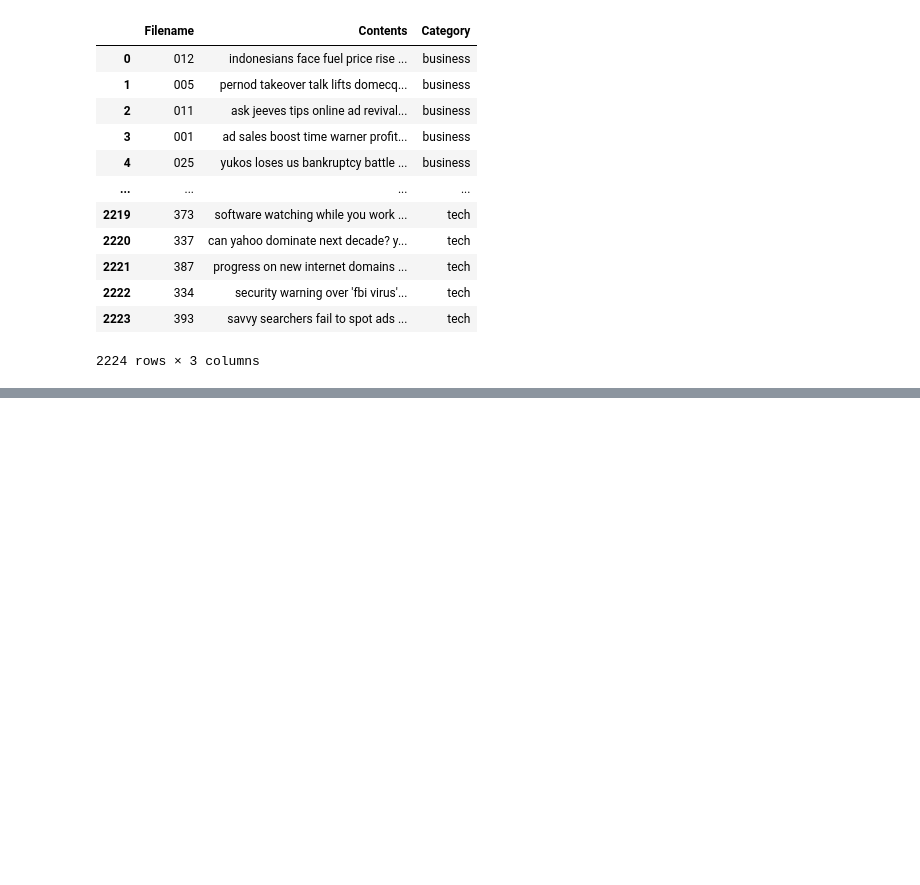
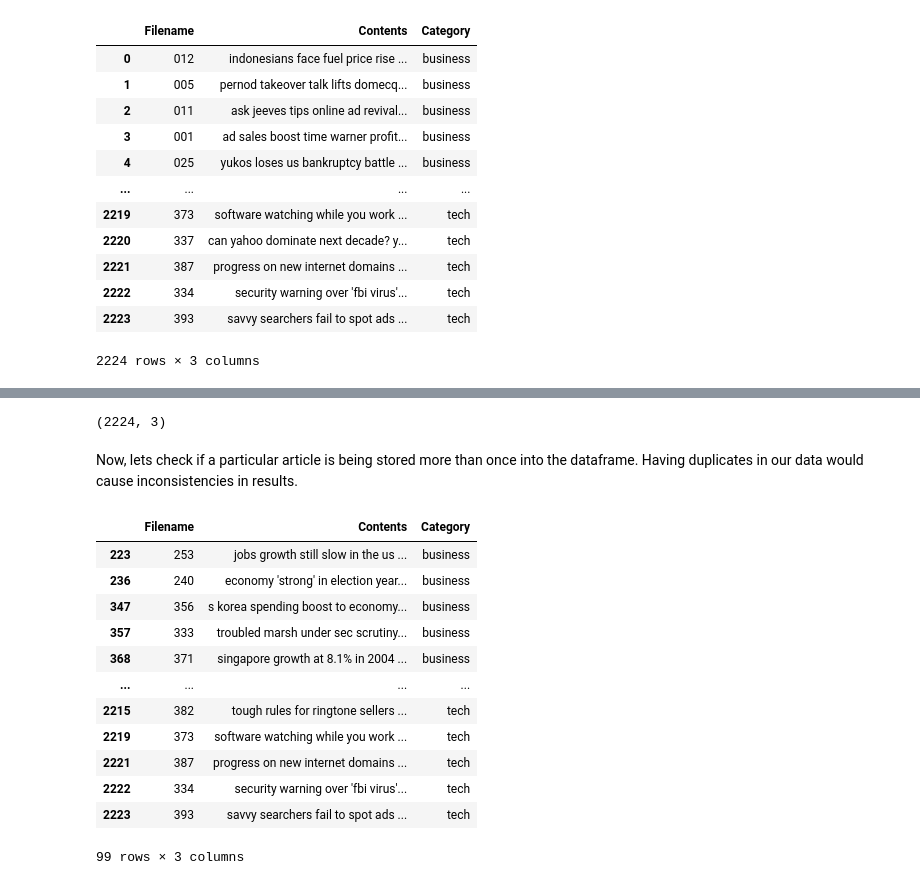
Before and after one commit to kunikagupta27/Topic-Modelling-on-News-Article, a Jupyter notebook: Topic_Modelling_on_News_Article.ipynb, the cells around one changed output, grey strips where cells are left out. Cells and saved outputs as stored; diff of their text form; code cells hidden in the pictures; blank space fills up the shorter version.

```diff
--- a/Topic_Modelling_on_News_Article.ipynb
+++ b/Topic_Modelling_on_News_Article.ipynb
@@ -158,0 +169,24 @@ bbc
+# %%
+# Size of dataset
+bbc.shape
+# %% [output]
+(2224, 3)
+# %% [markdown]
+Now, lets check if a particular article is being stored more than once into the dataframe. Having duplicates in our data would cause inconsistencies in results.
+# %%
+# Checking for duplicate rows
+bbc[bbc.duplicated(subset = "Contents")]
+# %% [output]
+|  | Filename | Contents | Category |
+| 223 | 253 | jobs growth still slow in the us ... | business |
+| 236 | 240 | economy 'strong' in election year... | business |
+| 347 | 356 | s korea spending boost to economy... | business |
+| 357 | 333 | troubled marsh under sec scrutiny... | business |
+| 368 | 371 | singapore growth at 8.1% in 2004 ... | business |
+| ... | ... | ... | ... |
+| 2215 | 382 | tough rules for ringtone sellers ... | tech |
+| 2219 | 373 | software watching while you work ... | tech |
+| 2221 | 387 | progress on new internet domains ... | tech |
+| 2222 | 334 | security warning over 'fbi virus'... | tech |
+| 2223 | 393 | savvy searchers fail to spot ads ... | tech |
+99 rows × 3 columns
```
Also changed, not shown: parts of 23 cells of this notebook.
